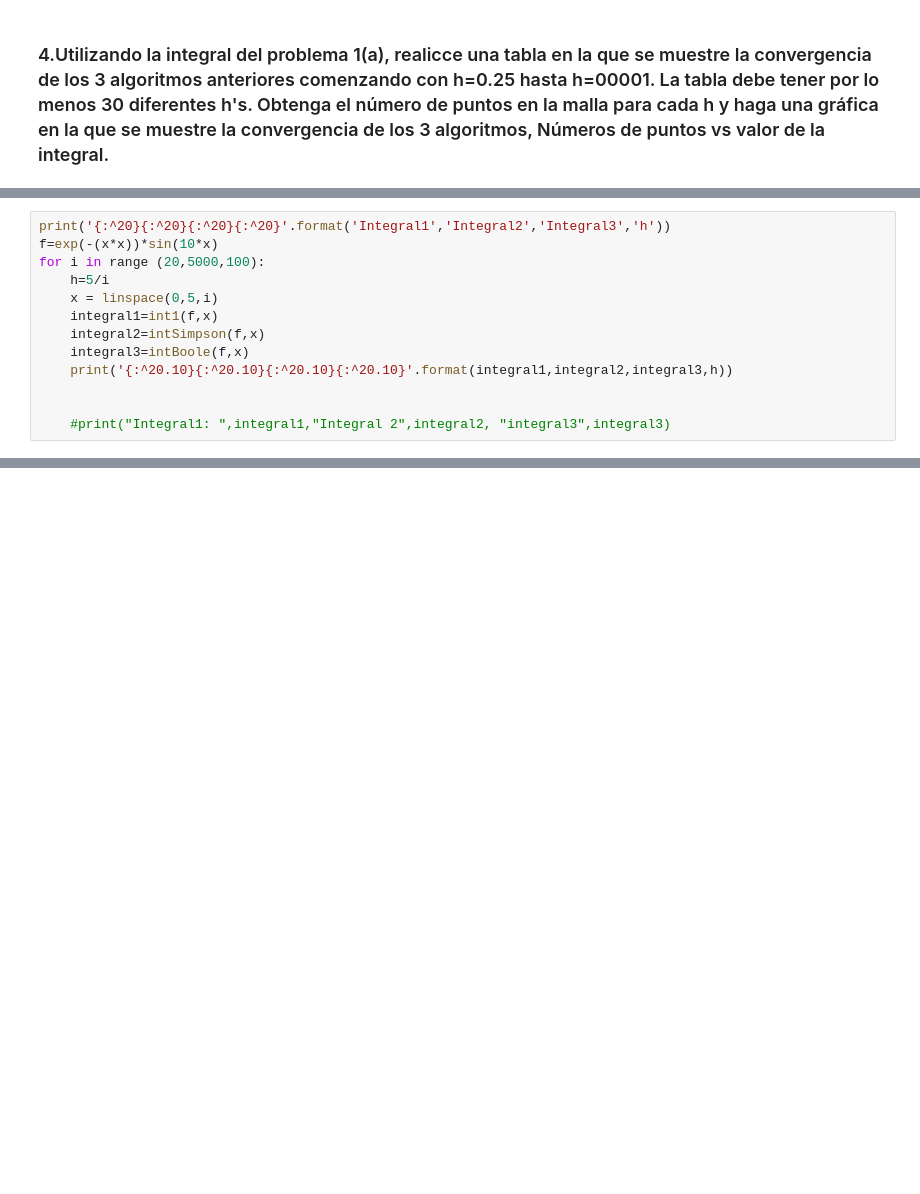
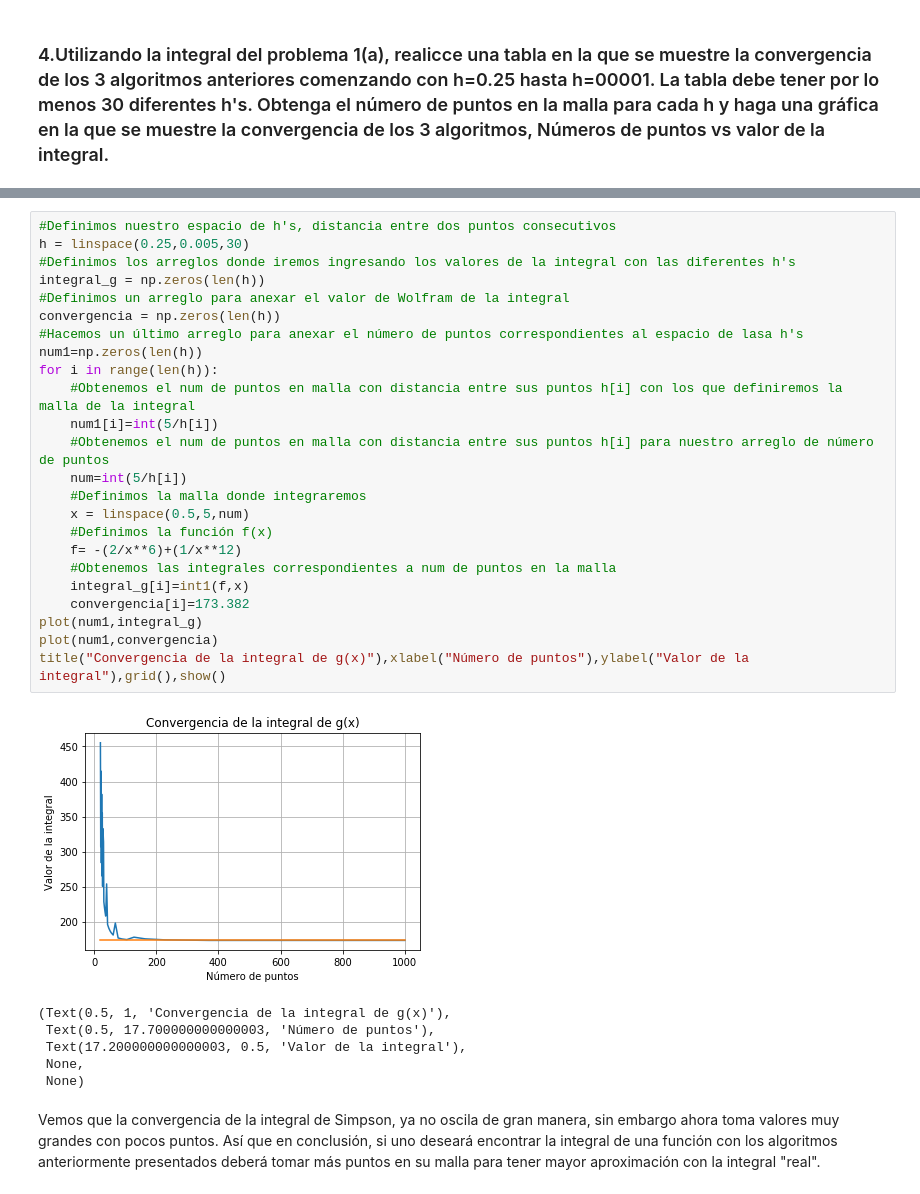
Before and after one commit to marthaaquino/Fisica-computacional, a Jupyter notebook: Tarea 2.ipynb, the cells around one changed output, grey strips where cells are left out. Cells and saved outputs as stored; diff of their text form; blank space fills up the shorter version.

```diff
--- a/Tarea 2.ipynb
+++ b/Tarea 2.ipynb
@@ -373,13 +379,0 @@ for i in range(len(h)):
-# %%
-print('{:^20}{:^20}{:^20}{:^20}'.format('Integral1','Integral2','Integral3','h'))
-f=exp(-(x*x))*sin(10*x)
-for i in range (20,5000,100):
-    h=5/i
-    x = linspace(0,5,i)
-    integral1=int1(f,x)
-    integral2=intSimpson(f,x)
-    integral3=intBoole(f,x)
-    print('{:^20.10}{:^20.10}{:^20.10}{:^20.10}'.format(integral1,integral2,integral3,h))
-
-
-    #print("Integral1: ",integral1,"Integral 2",integral2, "integral3",integral3)
@@ -436,0 +450,33 @@ print(m)
+# %%
+#Definimos nuestro espacio de h's, distancia entre dos puntos consecutivos
+h = linspace(0.25,0.005,30)
+#Definimos los arreglos donde iremos ingresando los valores de la integral con las diferentes h's
+integral_g = np.zeros(len(h))
+#Definimos un arreglo para anexar el valor de Wolfram de la integral
+convergencia = np.zeros(len(h))
+#Hacemos un último arreglo para anexar el número de puntos correspondientes al espacio de lasa h's
+num1=np.zeros(len(h))
+for i in range(len(h)):
+    #Obtenemos el num de puntos en malla con distancia entre sus puntos h[i] con los que definiremos la malla de la integral
+    num1[i]=int(5/h[i])
+    #Obtenemos el num de puntos en malla con distancia entre sus puntos h[i] para nuestro arreglo de número de puntos
+    num=int(5/h[i])
+    #Definimos la malla donde integraremos
+    x = linspace(0.5,5,num)
+    #Definimos la función f(x)
+    f= -(2/x**6)+(1/x**12)
+    #Obtenemos las integrales correspondientes a num de puntos en la malla
+    integral_g[i]=int1(f,x)
+    convergencia[i]=173.382
+plot(num1,integral_g)
+plot(num1,convergencia)
+title("Convergencia de la integral de g(x)"),xlabel("Número de puntos"),ylabel("Valor de la integral"),grid(),show()
+# %% [output]
+[figure, added]
+(Text(0.5, 1, 'Convergencia de la integral de g(x)'),
+ Text(0.5, 17.700000000000003, 'Número de puntos'),
+ Text(17.200000000000003, 0.5, 'Valor de la integral'),
+ None,
+ None)
+# %% [markdown]
+Vemos que la convergencia de la integral de Simpson, ya no oscila de gran manera, sin embargo ahora toma valores muy grandes con pocos puntos. Así que en conclusión, si uno deseará encontrar la integral de una función con los algoritmos anteriormente presentados deberá tomar más puntos en su malla para tener mayor aproximación con la integral "real".
```
Also changed, not shown: parts of 35 cells of this notebook.
